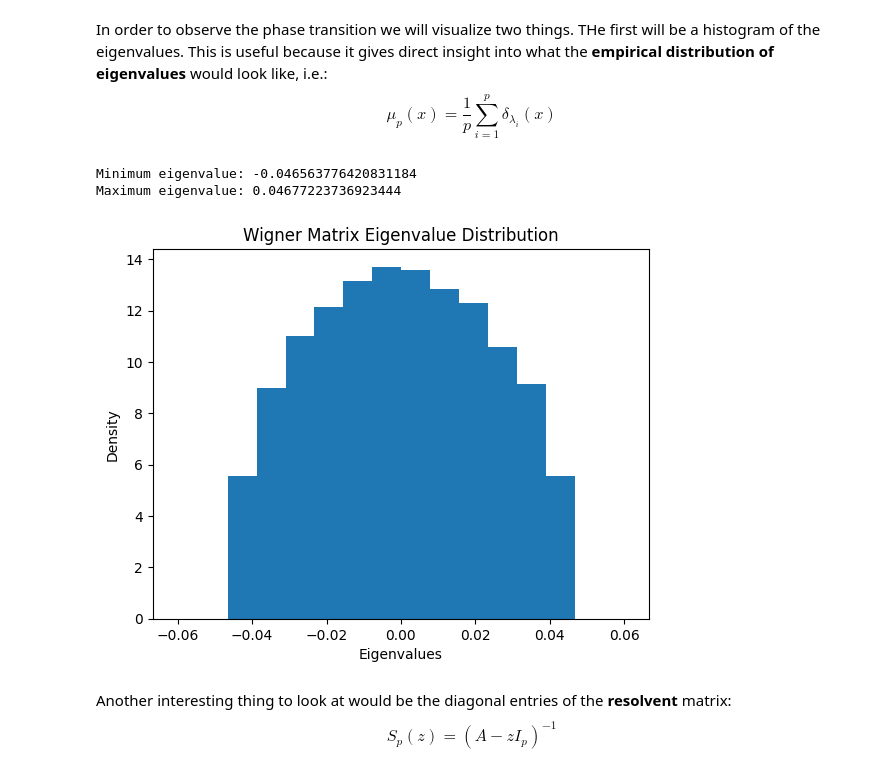
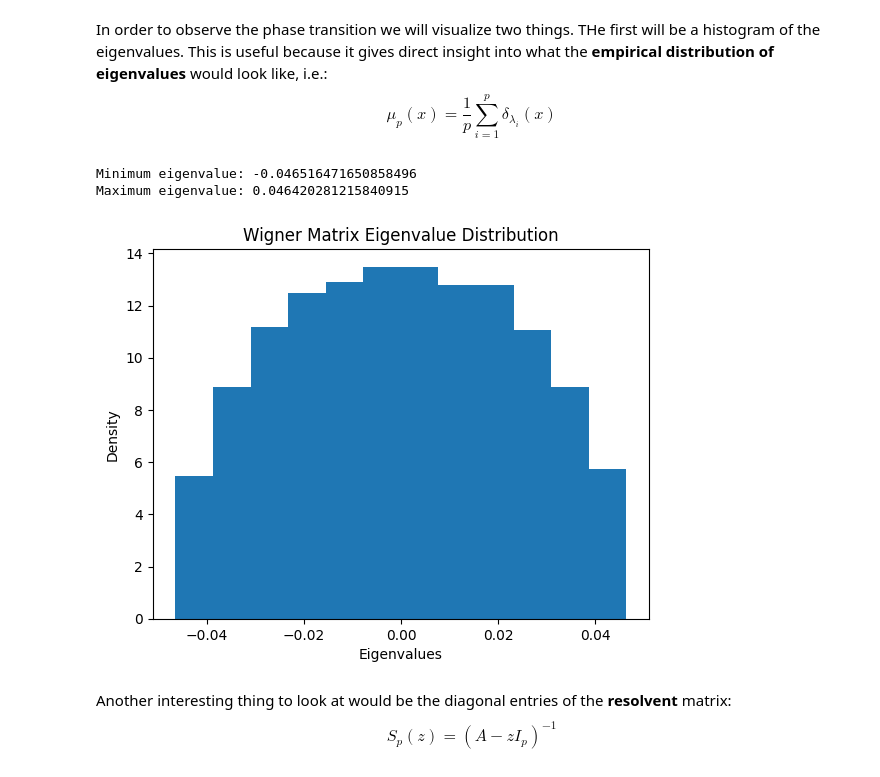
Before and after one commit to hmellow/eigenvalue_exact_asymptotics, a Jupyter notebook: main.ipynb, the cells around one changed output. Saved outputs shown, nothing was run; the diff lists cells and outputs as text; code cells hidden in the pictures.

```diff
--- a/main.ipynb
+++ b/main.ipynb
@@ -30,31 +31,30 @@ $$
 \mu_p(x) = \frac{1}{p}\sum_{i=1}^p\delta_{\lambda_i}(x)
 $$
 # %%
-def plot_eigenvalue_histogram(A, gamma=1):
+def plot_eigenvalue_histogram(A):
     eigenvalues = np.linalg.eigvals(A)
     print(f"Minimum eigenvalue: {np.min(eigenvalues)}\n"
           f"Maximum eigenvalue: {np.max(eigenvalues)}")
     p = A.shape[0]
 
     plt.figure()
     plt.hist(eigenvalues, bins="auto", density=True)
     plt.xlabel("Eigenvalues")
     plt.ylabel("Density")
     plt.title("Wigner Matrix Eigenvalue Distribution")
-    plt.xlim(-2 * p**(0.5 - gamma), 2 * p**(0.5 - gamma))
 
     # Plot the theoretical semicircle
     # x = np.linspace(-2, 2, 500)
     # y = 0.5 * np.sqrt(4*p - x**2)
     # plt.plot(x, y)
     # plt.show()
 
 M = generate_wigner_matrix(p=900, gamma=1)
 plot_eigenvalue_histogram(M)
 # %% [output]
-Minimum eigenvalue: -0.046563776420831184
-Maximum eigenvalue: 0.04677223736923444
+Minimum eigenvalue: -0.046516471650858496
+Maximum eigenvalue: 0.046420281215840915
-[figure, old version]
+[figure, new version]
 # %% [markdown]
 Another interesting thing to look at would be the diagonal entries of the **resolvent** matrix:
 $$
```
Also changed, not shown: parts of 5 cells of this notebook.
